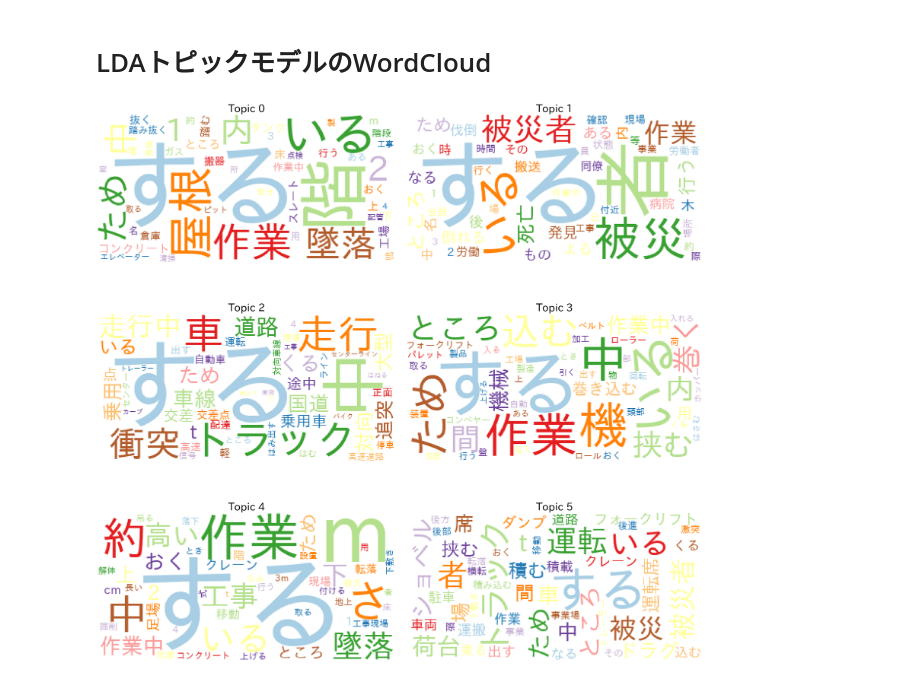
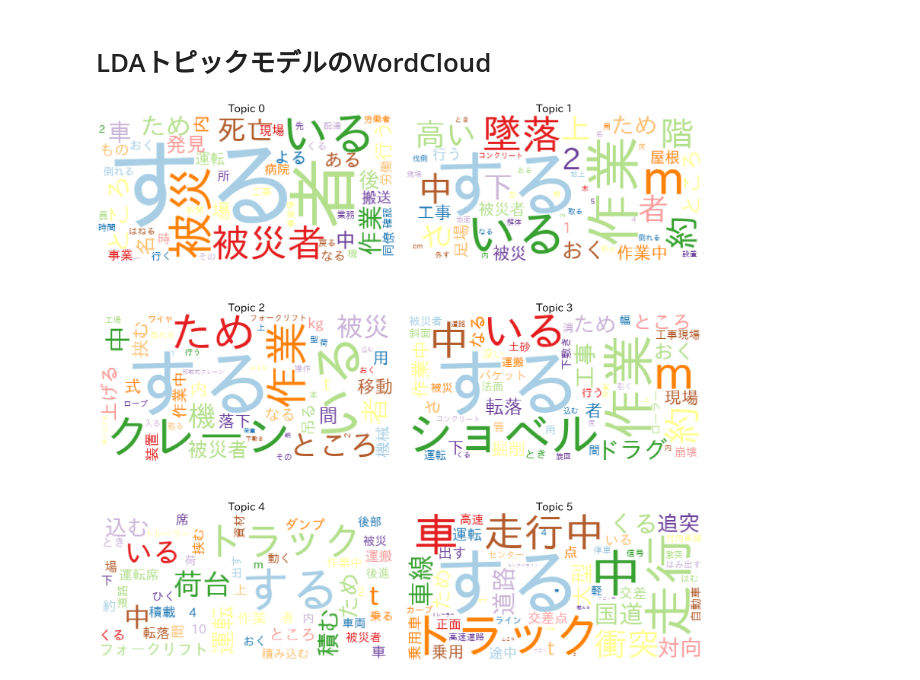
Before and after one commit to t2hk/scdv_glove_elasticsearch, a Jupyter notebook: LDA_topic_model.ipynb, the cells around one changed output. Saved outputs shown, nothing was run; the diff lists cells and outputs as text; code cells hidden in the pictures.

```diff
--- a/LDA_topic_model.ipynb
+++ b/LDA_topic_model.ipynb
@@ -7,10 +7,11 @@ from collections import defaultdict
 from sklearn.model_selection import train_test_split
 import pandas as pd
 
+# 分類するトピック数を設定する。
+NUM_TOPICS = 6
+
 # カテゴリ数を取得する。
-df = pd.read_csv('es_wakati.csv')
-categories = df['業種(大分類)'].unique()
-NUM_TOPICS = 6 #len(categories)
+df = pd.read_csv('es_accident_data.csv')
 
 # 訓練データとtestデータに分ける
 train_data, test_data = train_test_split(df, test_size=None, train_size=0.8, stratify=df['業種(大分類)'])
@@ -69,33 +68,34 @@ df.head(2)
 # %%
 from wordcloud import WordCloud
 from PIL import Image
 import numpy as np
 import matplotlib.pyplot as plt
 
-plt.rcParams["font.family"] = "IPAexGothic"
+plt.rcParams['font.family'] = 'IPAexGothic'
 plt.rcParams["font.size"] = 50
 
 fig, axs = plt.subplots(ncols=2, nrows=int(lda_model.num_topics/2), figsize=(50,50))
 axs = axs.flatten()
 
 def color_func(word, font_size, position, orientation, random_state, font_path):
     return 'darkturquoise'
 
 for i, t in enumerate(range(lda_model.num_topics)):
 
     x = dict(lda_model.show_topic(t, 50))
     im = WordCloud(
-        font_path='/opt/anaconda3/envs/mhlw/lib/python3.6/site-packages/matplotlib/mpl-data/ipaexg.ttf',
+        # font_path='/usr/local/lib/python3.6/dist-packages/matplotlib/mpl-data/fonts/ttf/ipaexg.ttf',
+        font_path='/usr/share/fonts/opentype/ipaexfont-gothic/ipaexg.ttf',
         background_color='white',
         color_func=color_func,
         random_state=0
     ).generate_from_frequencies(x)
     axs[i].imshow(im.recolor(colormap= 'Paired_r' , random_state=244), alpha=0.98)
     axs[i].axis('off')
     axs[i].set_title('Topic '+str(t))
 
 plt.tight_layout()
 plt.show()
 # %% [output]
-[figure, old version]
+[figure, new version]
 # %%
```
Also changed, not shown: parts of 2 cells of this notebook, 5 other files.
